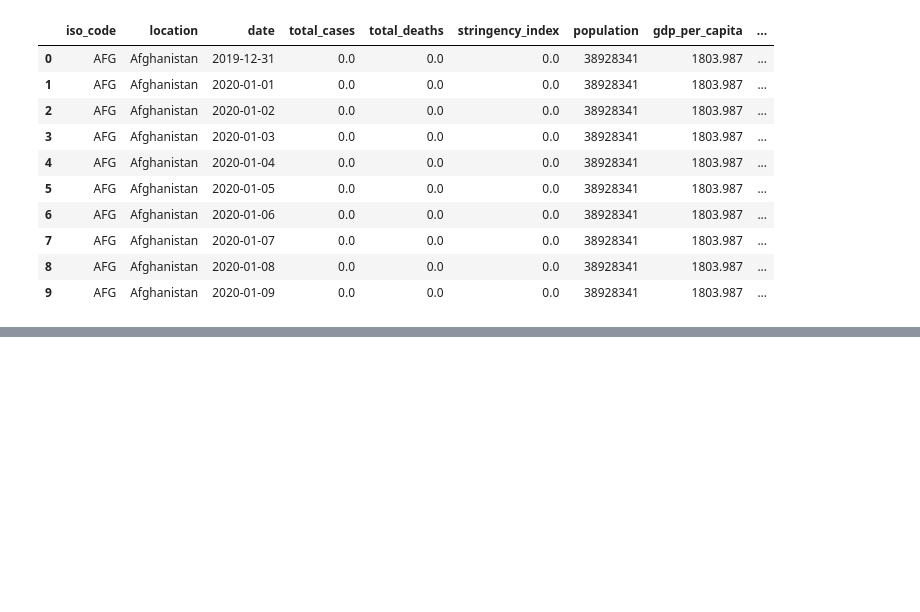
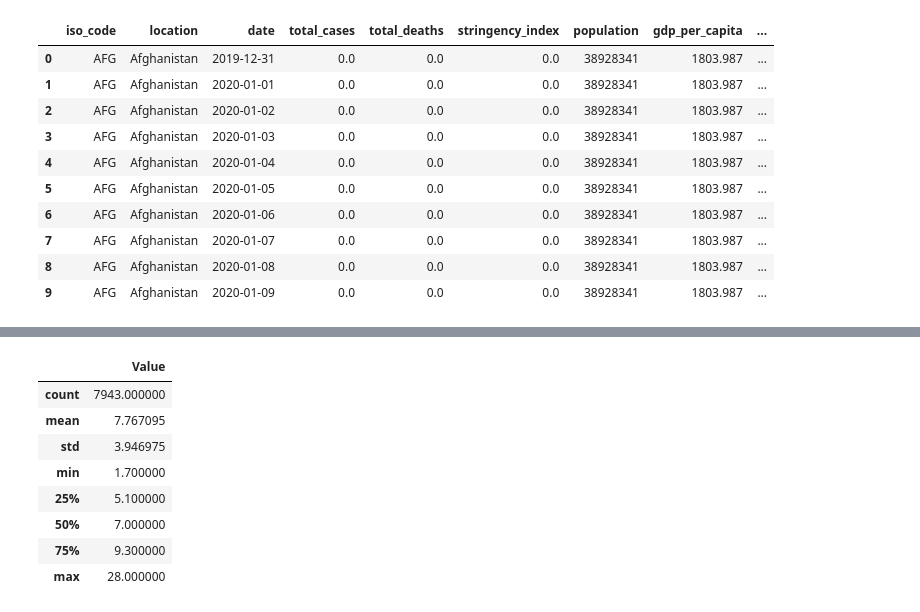
Before and after one commit to gitviviane/cisc520-project, a Jupyter notebook: cisc520-project-team4.ipynb, the cells around one changed output, grey strips where cells are left out. Saved outputs shown, nothing was run; the diff lists cells and outputs as text; code cells hidden in the pictures; blank space fills up the shorter version.

```diff
--- a/cisc520-project-team4.ipynb
+++ b/cisc520-project-team4.ipynb
@@ -40,0 +104,12 @@ df.head(10)
+# %%
+df_unemployment_orginal.describe()
+# %% [output]
+|  | Value |
+| count | 7943.000000 |
+| mean | 7.767095 |
+| std | 3.946975 |
+| min | 1.700000 |
+| 25% | 5.100000 |
+| 50% | 7.000000 |
+| 75% | 9.300000 |
+| max | 28.000000 |
```
Also changed, not shown: parts of 12 cells of this notebook, 1 other file.
